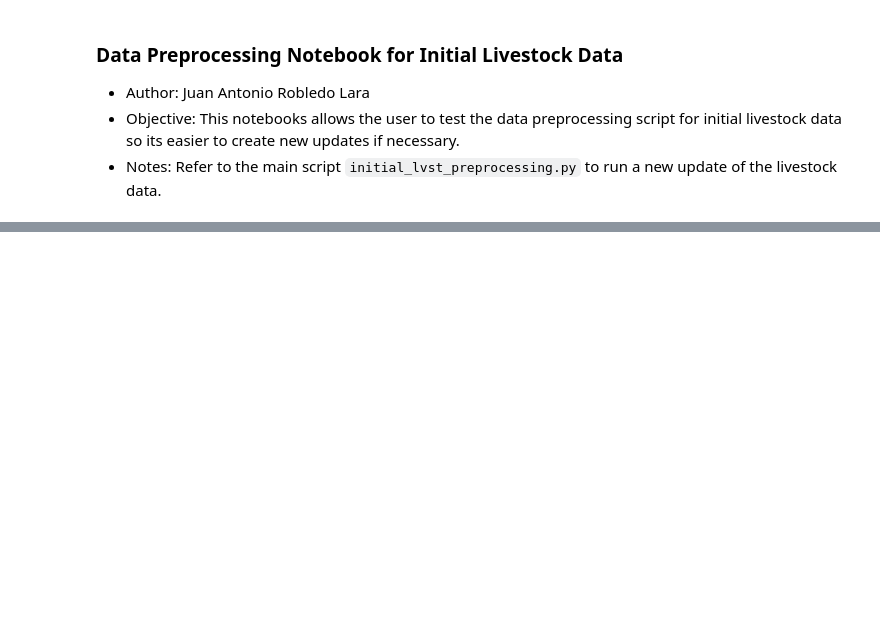
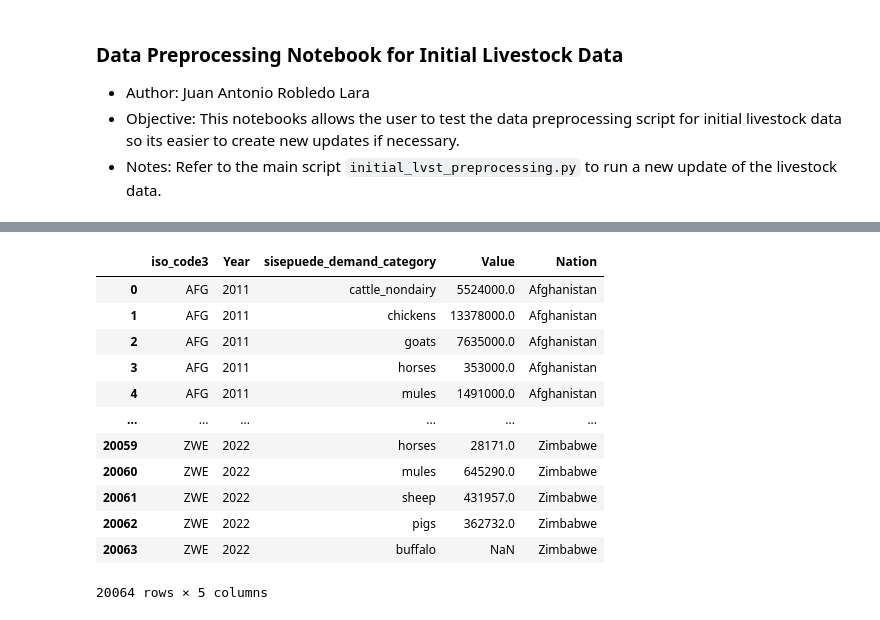
Before and after one commit to milocortes/sisepuede_data, a Jupyter notebook: AFOLU_data_preprocessing_scripts/initial_lvst_preprocessing.ipynb, the cells around one changed output, grey strips where cells are left out. Cells and saved outputs as stored; diff of their text form; code cells hidden in the pictures; blank space fills up the shorter version.

```diff
--- a/AFOLU_data_preprocessing_scripts/initial_lvst_preprocessing.ipynb
+++ b/AFOLU_data_preprocessing_scripts/initial_lvst_preprocessing.ipynb
@@ -119,0 +152,5 @@ lvst_pivot_df.head()
+# %%
+# Multiply by a factor of 1000 Chickens, Ducks and Turkeys and drop Unit col
+lvst_df.loc[lvst_df['fao_category'].isin(['Chickens', 'Ducks', 'Turkeys']), 'Value'] *= 1000
+lvst_df = lvst_df.drop(columns=['Unit'])
+lvst_df.head()
@@ -119,0 +179,12 @@ lvst_pivot_df.head()
+# %%
+# assume your DataFrame is called df
+df_grouped = (
+    lvst_df
+    .groupby(
+        ['iso_code3', 'Year', 'sisepuede_demand_category'],
+        as_index=False  # keep the grouping columns as columns, not index
+    )[['Value']]      # select the column(s) you want to aggregate
+    .sum()
+)
+
+df_grouped.head()
@@ -119,0 +203,14 @@ lvst_pivot_df.head()
+# %%
+iso_codes = df_grouped.iso_code3.unique()
+demand_cat = df_grouped.sisepuede_demand_category.unique()
+
+
+#array of years from 2011 to 2022
+years = np.arange(2011, 2023)
+
+combinations_df = pd.DataFrame(
+    [(iso, year, cat) for iso in iso_codes for year in years for cat in demand_cat],
+    columns=['iso_code3', 'Year', 'sisepuede_demand_category']
+)
+
+combinations_df.head()
@@ -119,0 +224,4 @@ lvst_pivot_df.head()
+# %%
+# Get unique iso_code3 and Nation pairs
+unique_iso_nation_pairs = lvst_df[['iso_code3', 'Nation']].drop_duplicates()
+unique_iso_nation_pairs
@@ -119,0 +242,18 @@ lvst_pivot_df.head()
+# %%
+template_df = pd.merge(combinations_df, df_grouped, on=['iso_code3', 'Year', 'sisepuede_demand_category'], how='left')
+template_df = pd.merge(template_df, unique_iso_nation_pairs, on='iso_code3', how='left')
+template_df
+# %% [output]
+|  | iso_code3 | Year | sisepuede_demand_category | Value | Nation |
+| 0 | AFG | 2011 | cattle_nondairy | 5524000.0 | Afghanistan |
+| 1 | AFG | 2011 | chickens | 13378000.0 | Afghanistan |
+| 2 | AFG | 2011 | goats | 7635000.0 | Afghanistan |
+| 3 | AFG | 2011 | horses | 353000.0 | Afghanistan |
+| 4 | AFG | 2011 | mules | 1491000.0 | Afghanistan |
+| ... | ... | ... | ... | ... | ... |
+| 20059 | ZWE | 2022 | horses | 28171.0 | Zimbabwe |
+| 20060 | ZWE | 2022 | mules | 645290.0 | Zimbabwe |
+| 20061 | ZWE | 2022 | sheep | 431957.0 | Zimbabwe |
+| 20062 | ZWE | 2022 | pigs | 362732.0 | Zimbabwe |
+| 20063 | ZWE | 2022 | buffalo | NaN | Zimbabwe |
+20064 rows × 5 columns
```
Also changed, not shown: parts of 33 cells of this notebook.
